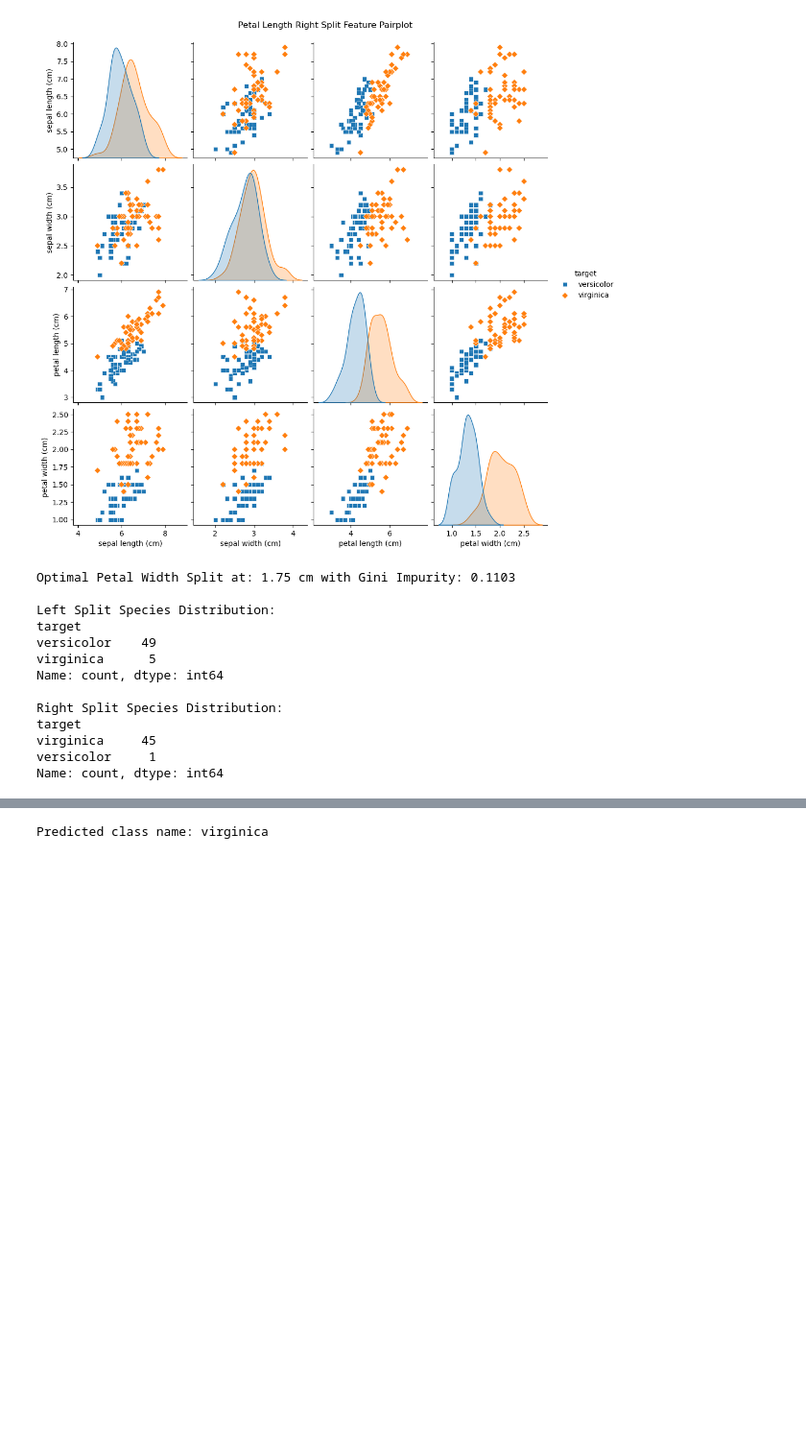
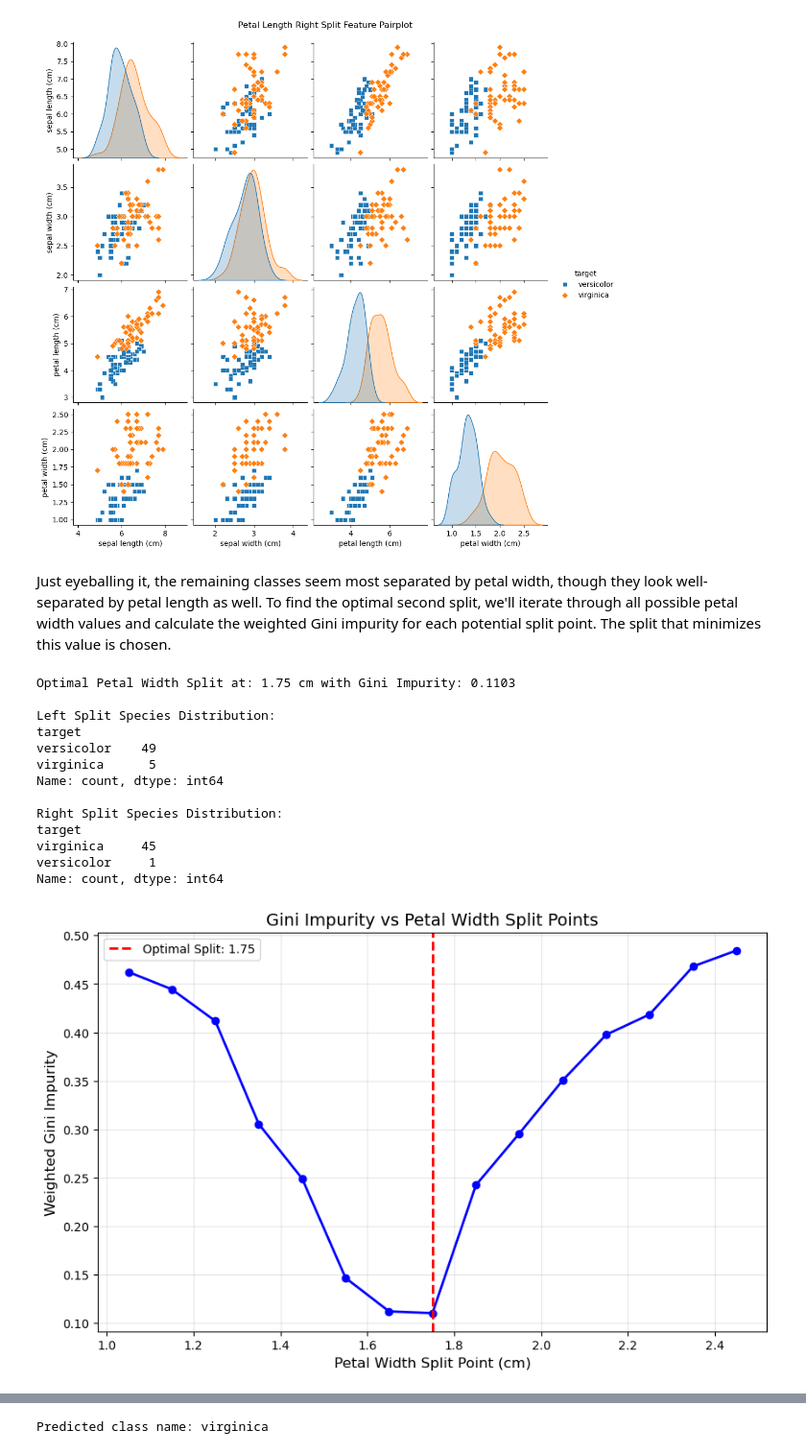
Before and after one commit to TarikAbouzied/ml-learning, a Jupyter notebook: decision_tree_classifier.ipynb, the cells around one changed output, grey strips where cells are left out. Shown at 96% size. Drawn from its saved outputs; the diff is of its cells as text; code cells hidden in the pictures; blank space fills up the shorter version.

```diff
--- a/decision_trees.ipynb
+++ b/decision_tree_classifier.ipynb
@@ -111,15 +133,16 @@ plt.suptitle('Petal Length Right Split Feature Pairplot', y=1.02)
 plt.show()
 # %% [output]
 [figure]
+# %% [markdown]
+Just eyeballing it, the remaining classes seem most separated by petal width, though they look well-separated by petal length as well. To find the optimal second split, we'll iterate through all possible petal width values and calculate the weighted Gini impurity for each potential split point. The split that minimizes this value is chosen.
 # %%
-# Find optimal petal width split point
-
 # Sort petal widths and corresponding targets
 sorted_pw = pl_right_split.sort_values(by='petal width (cm)')
-petal_widths = sorted_pw['petal width (cm)'].values
+petal_lengths = sorted_pw['petal width (cm)'].values
 targets = sorted_pw['target'].values
 
-# Initialize variables to track best split
+gini_values = []
+split_points = []
 best_gini = float('inf')
 best_split = None
 
@@ -127,37 +150,50 @@ best_split = None
 for i in range(1, len(petal_widths)):
     if petal_widths[i] != petal_widths[i - 1]:
         pw_split_value = (petal_widths[i] + petal_widths[i - 1]) / 2
+        split_points.append(pw_split_value)
+
         pw_left_split = sorted_pw[sorted_pw['petal width (cm)'] <= pw_split_value]
         pw_right_split = sorted_pw[sorted_pw['petal width (cm)'] > pw_split_value]
         left_impurity = gini_impurity(pw_left_split['target'])
         right_impurity = gini_impurity(pw_right_split['target'])
         weighted_gini = ((len(pw_left_split) * left_impurity) + (len(pw_right_split) * right_impurity)) / len(pl_right_split)
+        gini_values.append(weighted_gini)
+
         if weighted_gini < best_gini:
             best_gini = weighted_gini
             best_split = pw_split_value
 
 print(f'Optimal Petal Width Split at: {best_split:.2f} cm with Gini Impurity: {best_gini:.4f}\n')
 
-pw_left_split = sorted_pw[sorted_pw['petal width (cm)'] <= best_split]
-pw_right_split = sorted_pw[sorted_pw['petal width (cm)'] > best_split]
-
 # Class distributions by splits
-pw_left_split_dist = pw_left_split.target.value_counts()
-pw_right_split_dist = pw_right_split.target.value_counts()
+pw_left_split_dist = sorted_pw[sorted_pw['petal width (cm)'] <= best_split].target.value_counts()
+pw_right_split_dist = sorted_pw[sorted_pw['petal width (cm)'] > best_split].target.value_counts()
 
 print(f'Left Split Species Distribution:\n{pw_left_split_dist}\n')
 print(f'Right Split Species Distribution:\n{pw_right_split_dist}\n')
+
+# Plot weighted Gini impurity across split points
+plt.figure(figsize=(10, 6))
+plt.plot(split_points, gini_values, 'b-o', linewidth=2, markersize=6)
+plt.axvline(x=best_split, color='r', linestyle='--', linewidth=2, label=f'Optimal Split: {best_split:.2f}')
+plt.xlabel('Petal Width Split Point (cm)', fontsize=12)
+plt.ylabel('Weighted Gini Impurity', fontsize=12)
+plt.title('Gini Impurity vs Petal Width Split Points', fontsize=14)
+plt.grid(True, alpha=0.3)
+plt.legend()
+plt.show()
 # %% [output]
 Optimal Petal Width Split at: 1.75 cm with Gini Impurity: 0.1103
 
 Left Split Species Distribution:
 target
 versicolor    49
 virginica      5
 Name: count, dtype: int64
 
 Right Split Species Distribution:
 target
 virginica     45
 versicolor     1
 Name: count, dtype: int64
+[figure, added]
```
Also changed, not shown: parts of 17 cells of this notebook, 1 other file.
